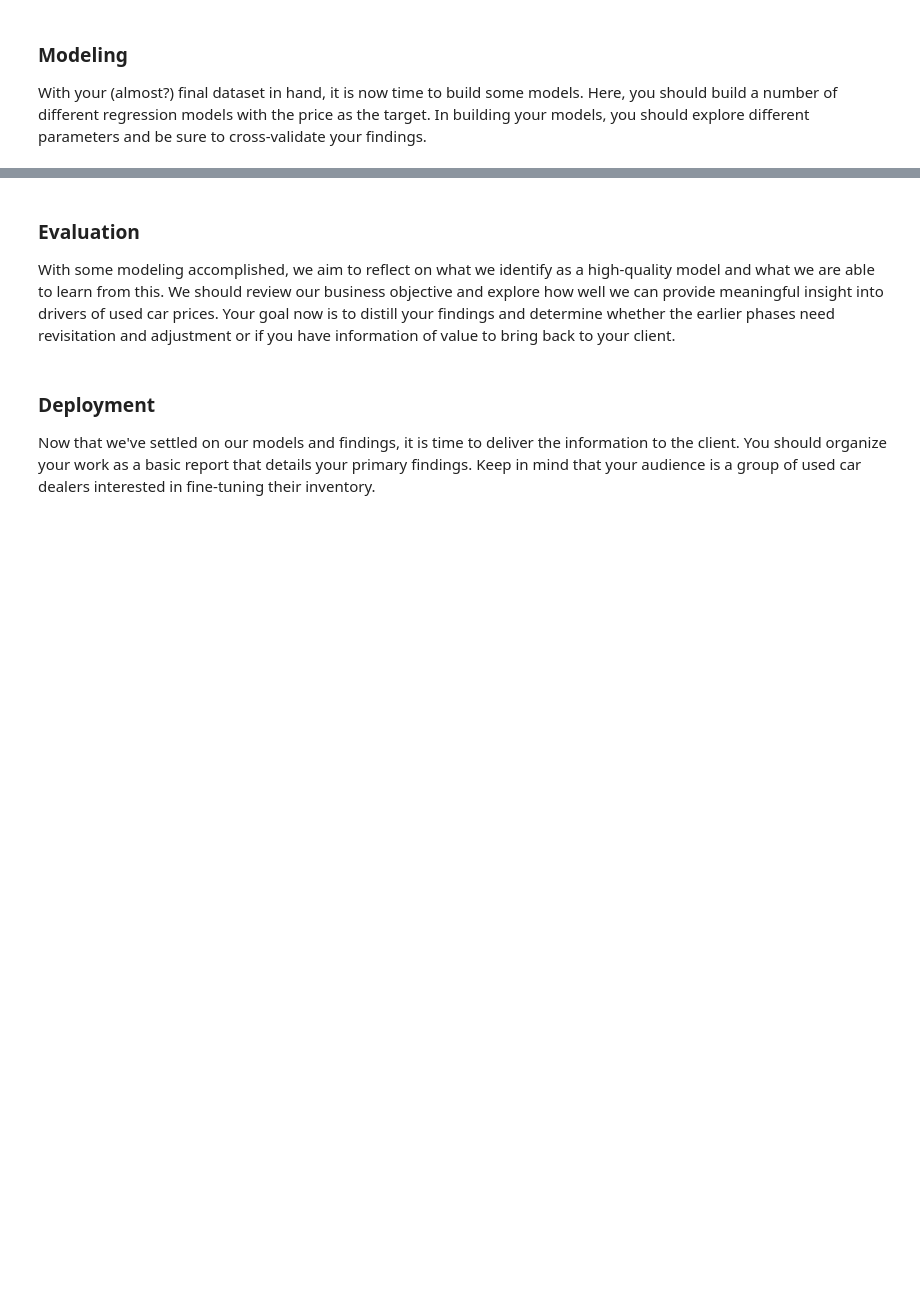
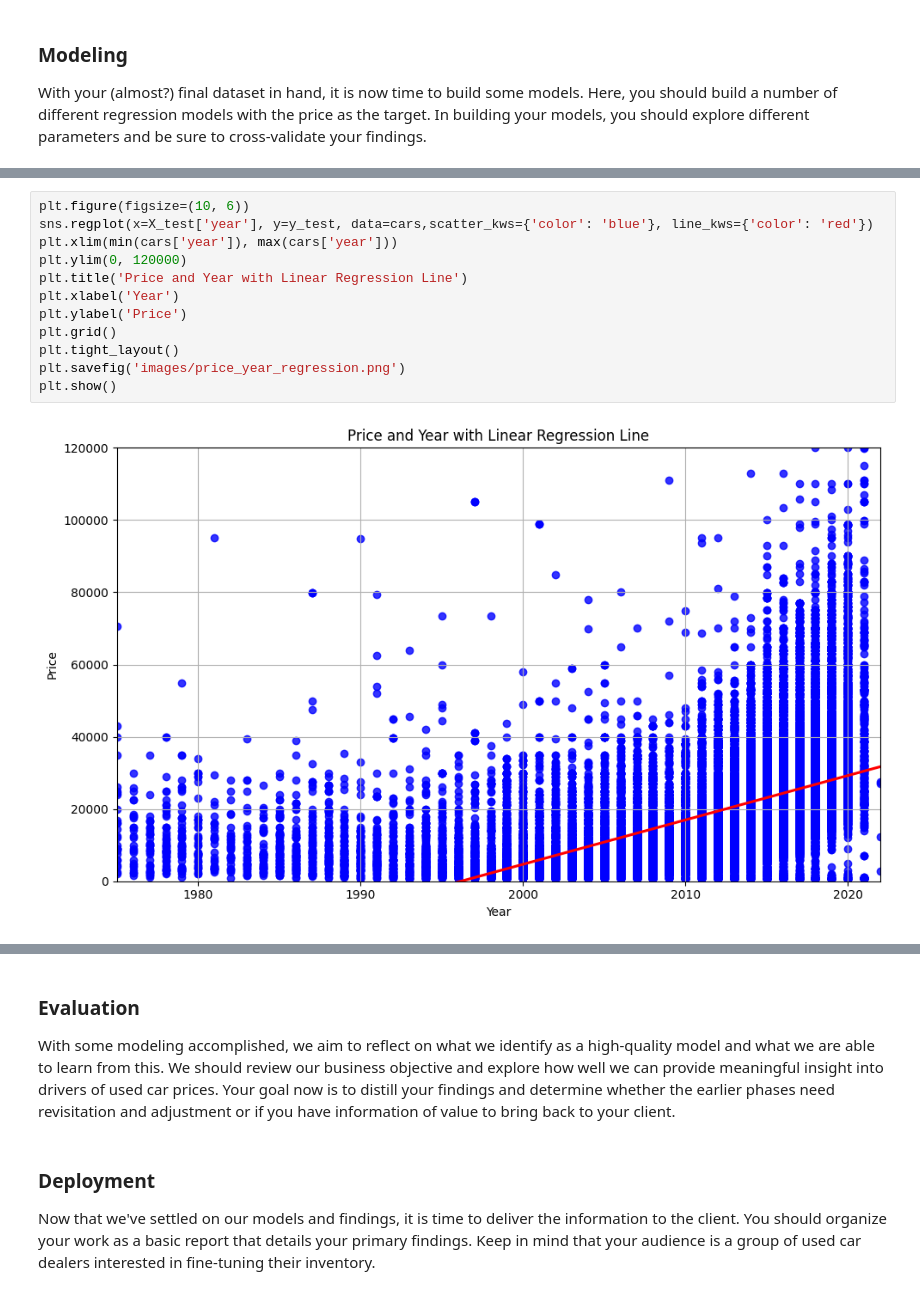
Before and after one commit to coconut808/ML-AI, a Jupyter notebook: Assignment_11.1/prompt_II.ipynb, the cells around one changed output, grey strips where cells are left out. Cells and saved outputs as stored; diff of their text form; blank space fills up the shorter version.

```diff
--- a/Assignment_11.1/prompt_II.ipynb
+++ b/Assignment_11.1/prompt_II.ipynb
@@ -85,0 +154,14 @@ With your (almost?) final dataset in hand, it is now time to build some models.
+# %%
+plt.figure(figsize=(10, 6))
+sns.regplot(x=X_test['year'], y=y_test, data=cars,scatter_kws={'color': 'blue'}, line_kws={'color': 'red'})
+plt.xlim(min(cars['year']), max(cars['year']))
+plt.ylim(0, 120000)
+plt.title('Price and Year with Linear Regression Line')
+plt.xlabel('Year')
+plt.ylabel('Price')
+plt.grid()
+plt.tight_layout()
+plt.savefig('images/price_year_regression.png')
+plt.show()
+# %% [output]
+[figure, added]
```
Also changed, not shown: parts of 17 cells of this notebook, 9 other files.
